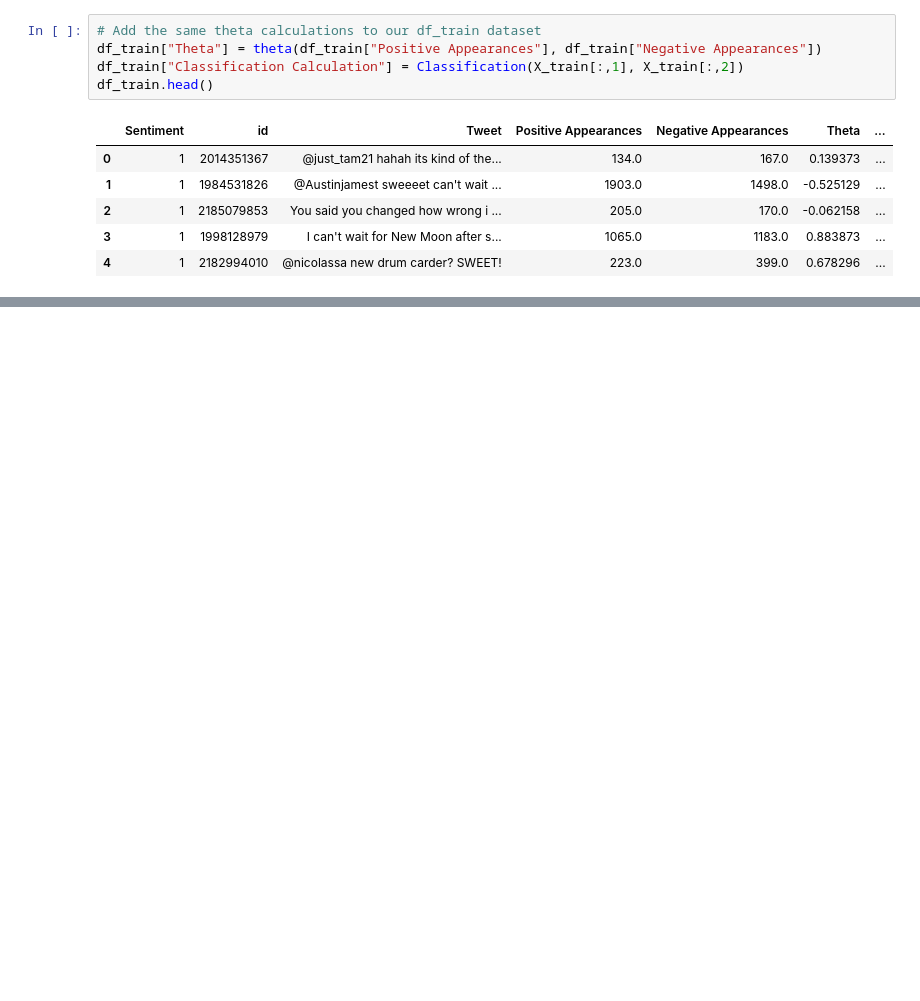
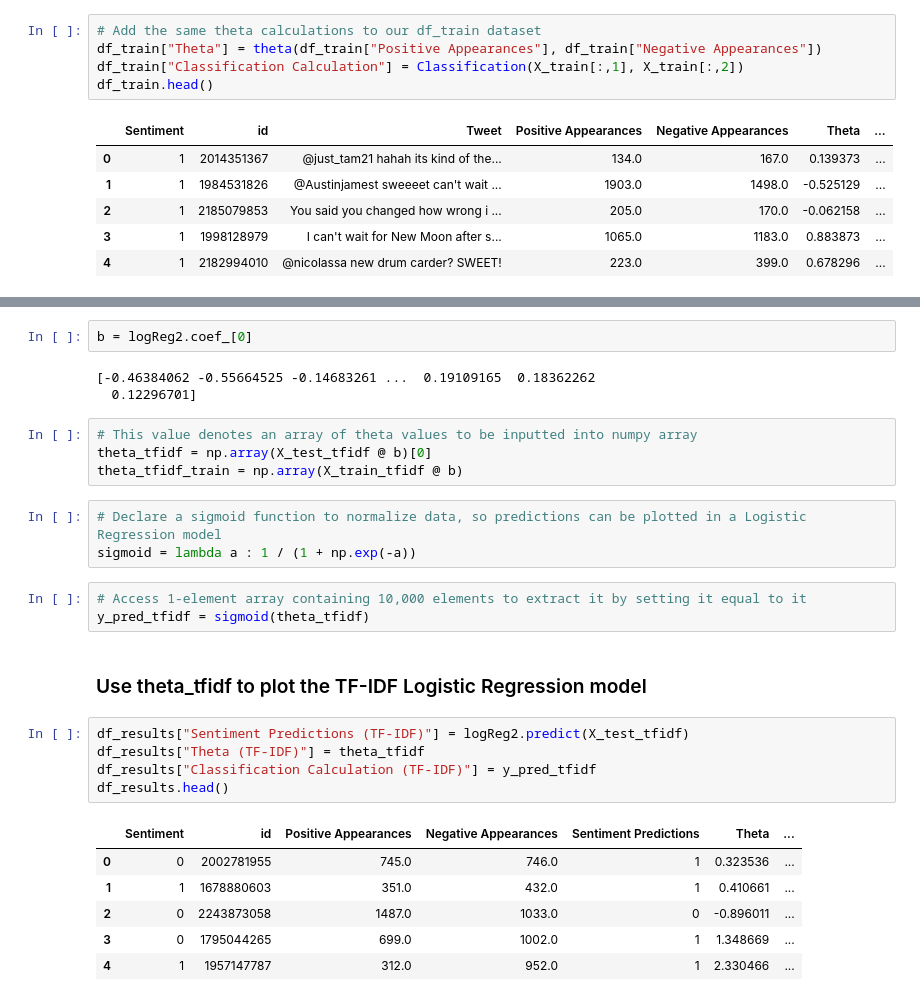
Before and after one commit to reece-iriye/Twitter-Sentiment-Analysis-in-Cpp-vs-Python, a Jupyter notebook: Python Sentiment Analysis/sentiment_analysis.ipynb, the cells around one changed output, grey strips where cells are left out. Saved outputs shown, nothing was run; the diff lists cells and outputs as text; blank space fills up the shorter version.

```diff
--- a/Python Sentiment Analysis/sentiment_analysis.ipynb
+++ b/Python Sentiment Analysis/sentiment_analysis.ipynb
@@ -517,0 +599,29 @@ plt.show()
+# %%
+b = logReg2.coef_[0]
+# %% [output]
+[-0.46384062 -0.55664525 -0.14683261 ...  0.19109165  0.18362262
+  0.12296701]
+# %%
+# This value denotes an array of theta values to be inputted into numpy array
+theta_tfidf = np.array(X_test_tfidf @ b)[0]
+theta_tfidf_train = np.array(X_train_tfidf @ b)
+# %%
+# Declare a sigmoid function to normalize data, so predictions can be plotted in a Logistic Regression model
+sigmoid = lambda a : 1 / (1 + np.exp(-a))
+# %%
+# Access 1-element array containing 10,000 elements to extract it by setting it equal to it
+y_pred_tfidf = sigmoid(theta_tfidf)
+# %% [markdown]
+### Use theta_tfidf to plot the TF-IDF Logistic Regression model
+# %%
+df_results["Sentiment Predictions (TF-IDF)"] = logReg2.predict(X_test_tfidf)
+df_results["Theta (TF-IDF)"] = theta_tfidf
+df_results["Classification Calculation (TF-IDF)"] = y_pred_tfidf
+df_results.head()
+# %% [output]
+|  | Sentiment | id | Positive Appearances | Negative Appearances | Sentiment Predictions | Theta | ... |
+| 0 | 0 | 2002781955 | 745.0 | 746.0 | 1 | 0.323536 | ... |
+| 1 | 1 | 1678880603 | 351.0 | 432.0 | 1 | 0.410661 | ... |
+| 2 | 0 | 2243873058 | 1487.0 | 1033.0 | 0 | -0.896011 | ... |
+| 3 | 0 | 1795044265 | 699.0 | 1002.0 | 1 | 1.348669 | ... |
+| 4 | 1 | 1957147787 | 312.0 | 952.0 | 1 | 2.330466 | ... |
```
Also changed, not shown: parts of 24 cells of this notebook, 2 other files.
